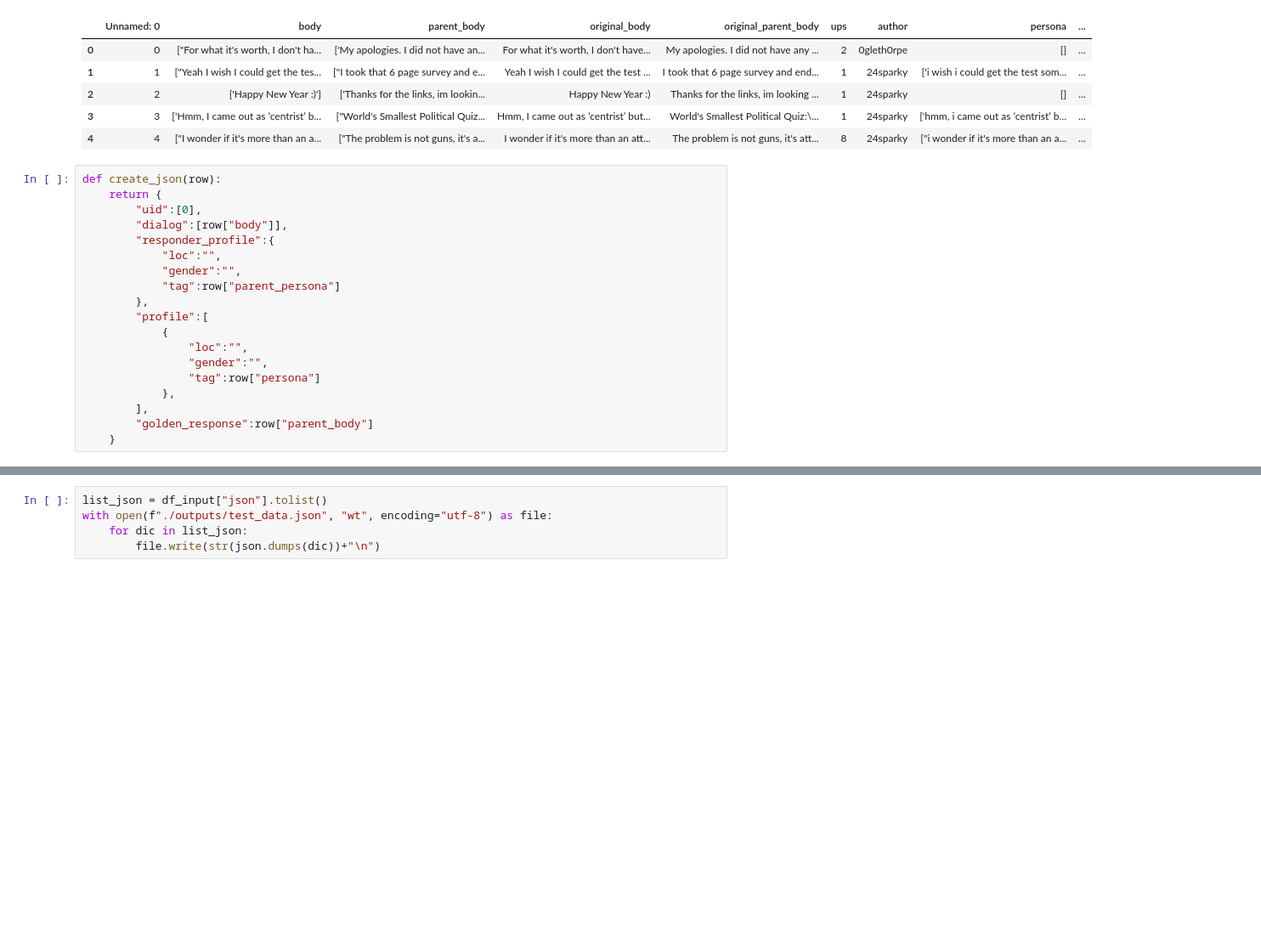
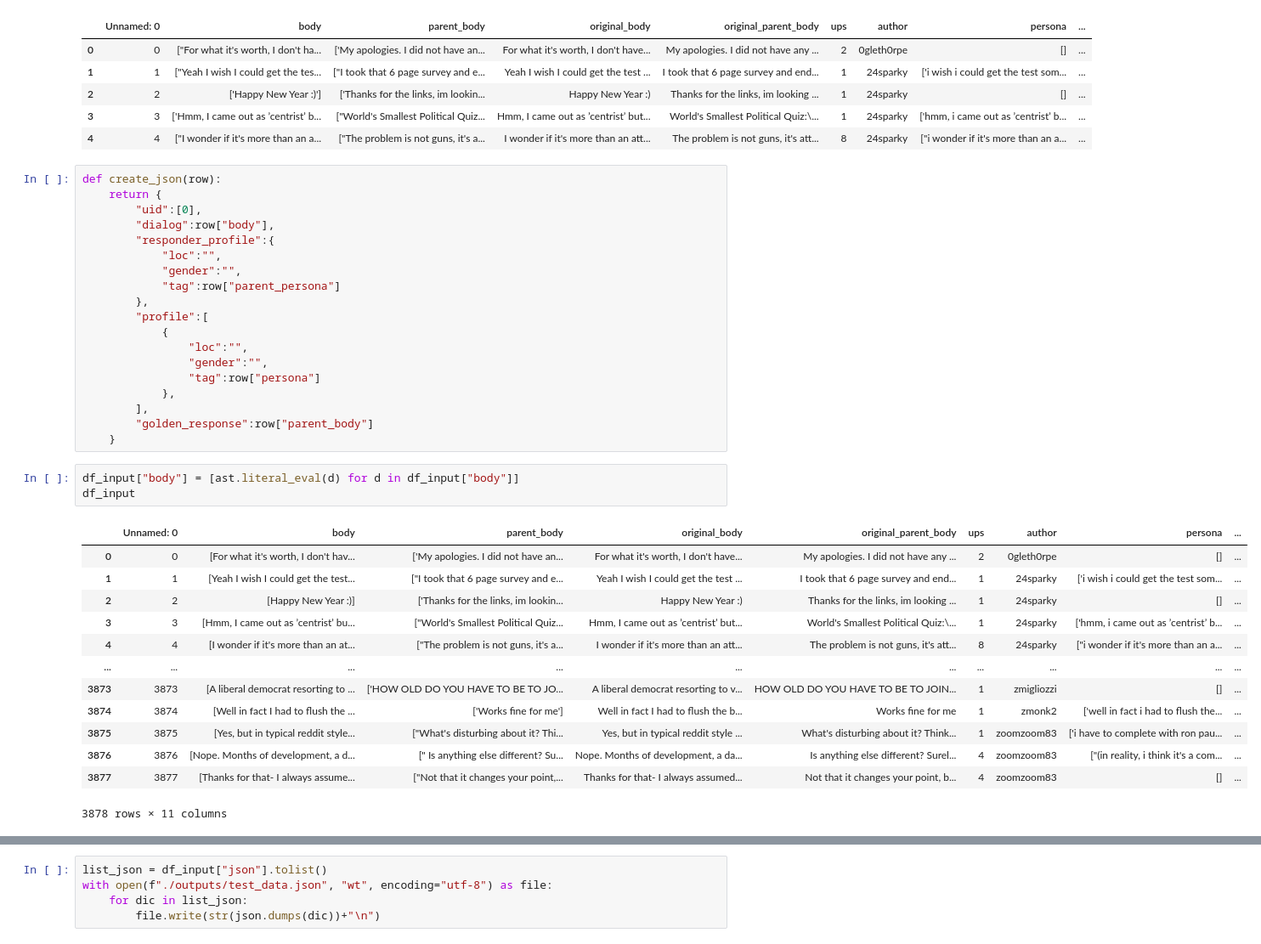
Before and after one commit to Exe-dev/PersonaGeneration, a Jupyter notebook: PreprocessOfTest.ipynb, the cells around one changed output, grey strips where cells are left out. Shown at 85% size. Saved outputs shown, nothing was run; the diff lists cells and outputs as text; blank space fills up the shorter version.

```diff
--- a/PreprocessOfTest.ipynb
+++ b/PreprocessOfTest.ipynb
@@ -80,7 +81,7 @@ df_input.head(5)
 def create_json(row):
     return {
         "uid":[0],
-        "dialog":[row["body"]],
+        "dialog":row["body"],
         "responder_profile":{
             "loc":"",
             "gender":"",
@@ -95,4 +96,21 @@ def create_json(row):
         ],
         "golden_response":row["parent_body"]
     }
+# %%
+df_input["body"] = [ast.literal_eval(d) for d in df_input["body"]]
+df_input
+# %% [output]
+|  | Unnamed: 0 | body | parent_body | original_body | original_parent_body | ups | author | persona | ... |
+| 0 | 0 | [For what it's worth, I don't hav... | ['My apologies. I did not have an... | For what it's worth, I don't have... | My apologies. I did not have any ... | 2 | 0gleth0rpe | [] | ... |
+| 1 | 1 | [Yeah I wish I could get the test... | ["I took that 6 page survey and e... | Yeah I wish I could get the test ... | I took that 6 page survey and end... | 1 | 24sparky | ['i wish i could get the test som... | ... |
+| 2 | 2 | [Happy New Year :)] | ['Thanks for the links, im lookin... | Happy New Year :) | Thanks for the links, im looking ... | 1 | 24sparky | [] | ... |
+| 3 | 3 | [Hmm, I came out as ’centrist’ bu... | ["World's Smallest Political Quiz... | Hmm, I came out as ’centrist’ but... | World's Smallest Political Quiz:\... | 1 | 24sparky | ['hmm, i came out as ’centrist’ b... | ... |
+| 4 | 4 | [I wonder if it's more than an at... | ["The problem is not guns, it's a... | I wonder if it's more than an att... | The problem is not guns, it's att... | 8 | 24sparky | ["i wonder if it's more than an a... | ... |
+| ... | ... | ... | ... | ... | ... | ... | ... | ... | ... |
+| 3873 | 3873 | [A liberal democrat resorting to ... | ['HOW OLD DO YOU HAVE TO BE TO JO... | A liberal democrat resorting to v... | HOW OLD DO YOU HAVE TO BE TO JOIN... | 1 | zmigliozzi | [] | ... |
+| 3874 | 3874 | [Well in fact I had to flush the ... | ['Works fine for me'] | Well in fact I had to flush the b... | Works fine for me | 1 | zmonk2 | ['well in fact i had to flush the... | ... |
+| 3875 | 3875 | [Yes, but in typical reddit style... | ["What's disturbing about it? Thi... | Yes, but in typical reddit style ... | What's disturbing about it? Think... | 1 | zoomzoom83 | ['i have to complete with ron pau... | ... |
+| 3876 | 3876 | [Nope. Months of development, a d... | [" Is anything else different? Su... | Nope. Months of development, a da... | Is anything else different? Surel... | 4 | zoomzoom83 | ["(in reality, i think it's a com... | ... |
+| 3877 | 3877 | [Thanks for that- I always assume... | ["Not that it changes your point,... | Thanks for that- I always assumed... | Not that it changes your point, b... | 4 | zoomzoom83 | [] | ... |
+3878 rows × 11 columns
 # %%
```
Also changed, not shown: parts of 2 cells of this notebook, 3 other files.
